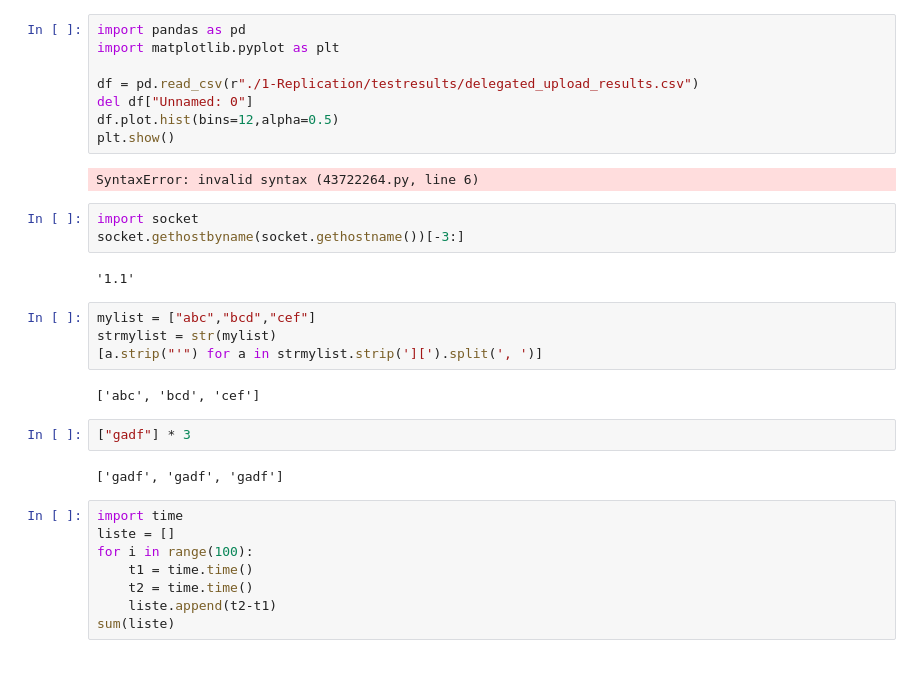
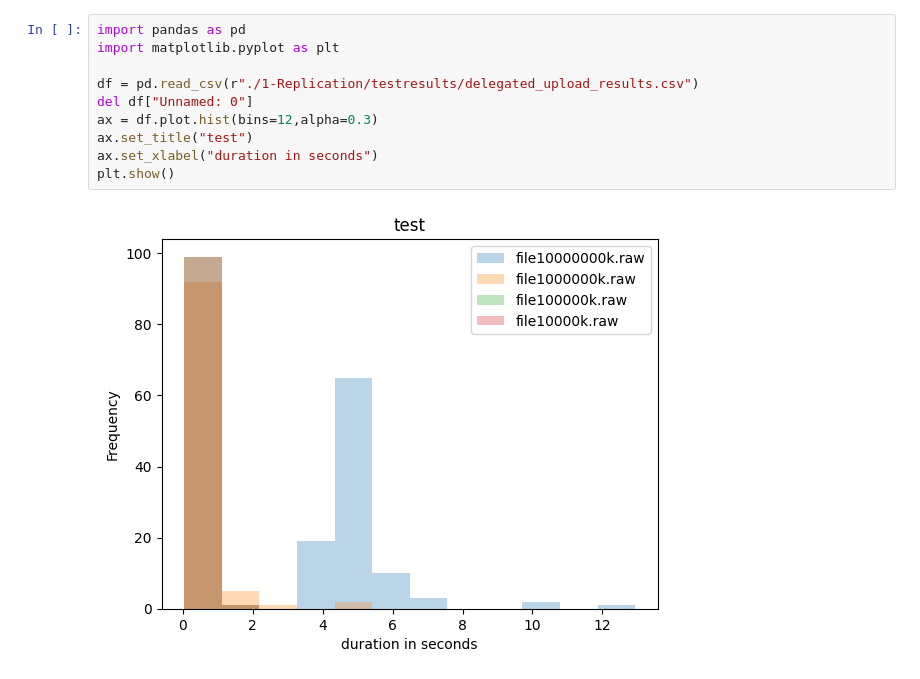
Before and after one commit to toondehaene/DistriSS, a Jupyter notebook: tests.ipynb, the cells around one changed output. Drawn from its saved outputs; the diff is of its cells as text.

Commit message:
creating figures and tables for section 1

```diff
--- a/tests.ipynb
+++ b/tests.ipynb
@@ -1,33 +1,12 @@
 # %%
 import pandas as pd
 import matplotlib.pyplot as plt
 
 df = pd.read_csv(r"./1-Replication/testresults/delegated_upload_results.csv")
 del df["Unnamed: 0"]
-df.plot.hist(bins=12,alpha=0.5)
+ax = df.plot.hist(bins=12,alpha=0.3)
+ax.set_title("test")
+ax.set_xlabel("duration in seconds")
 plt.show()
 # %% [output]
-SyntaxError: invalid syntax (43722264.py, line 6)
+[figure, added]
-# %%
-import socket
-socket.gethostbyname(socket.gethostname())[-3:]
-# %% [output]
-'1.1'
-# %%
-mylist = ["abc","bcd","cef"]
-strmylist = str(mylist)
-[a.strip("'") for a in strmylist.strip('][').split(', ')]
-# %% [output]
-['abc', 'bcd', 'cef']
-# %%
-["gadf"] * 3
-# %% [output]
-['gadf', 'gadf', 'gadf']
-# %%
-import time
-liste = []
-for i in range(100):
-    t1 = time.time()
-    t2 = time.time()
-    liste.append(t2-t1)
-sum(liste)
```
Also changed, not shown: parts of 9 cells of this notebook, 4 other files.
